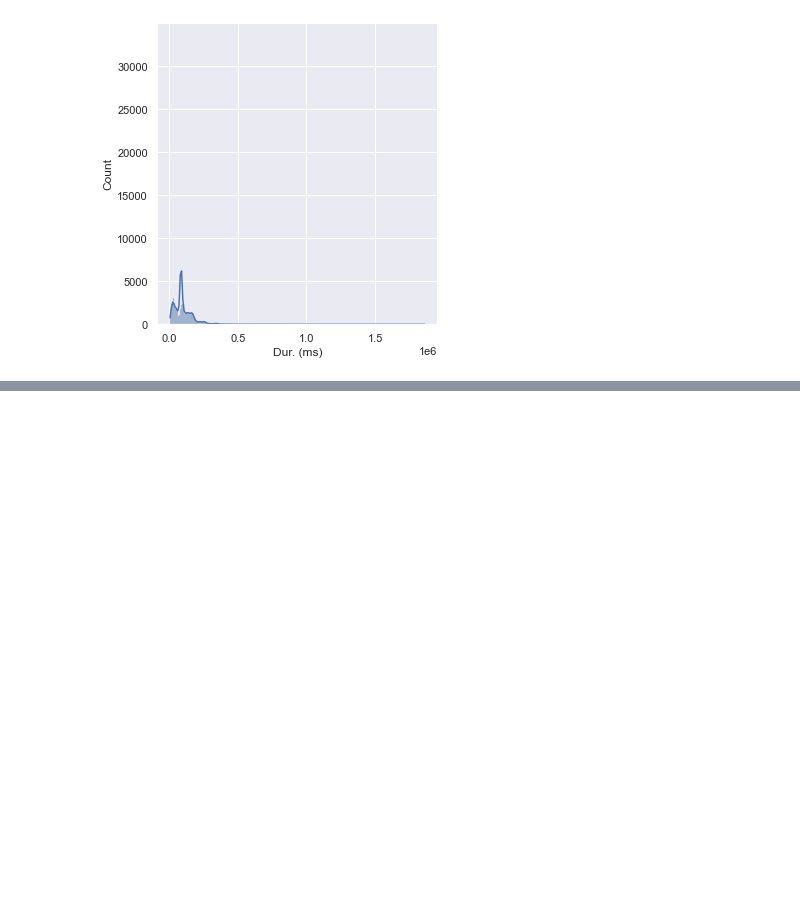
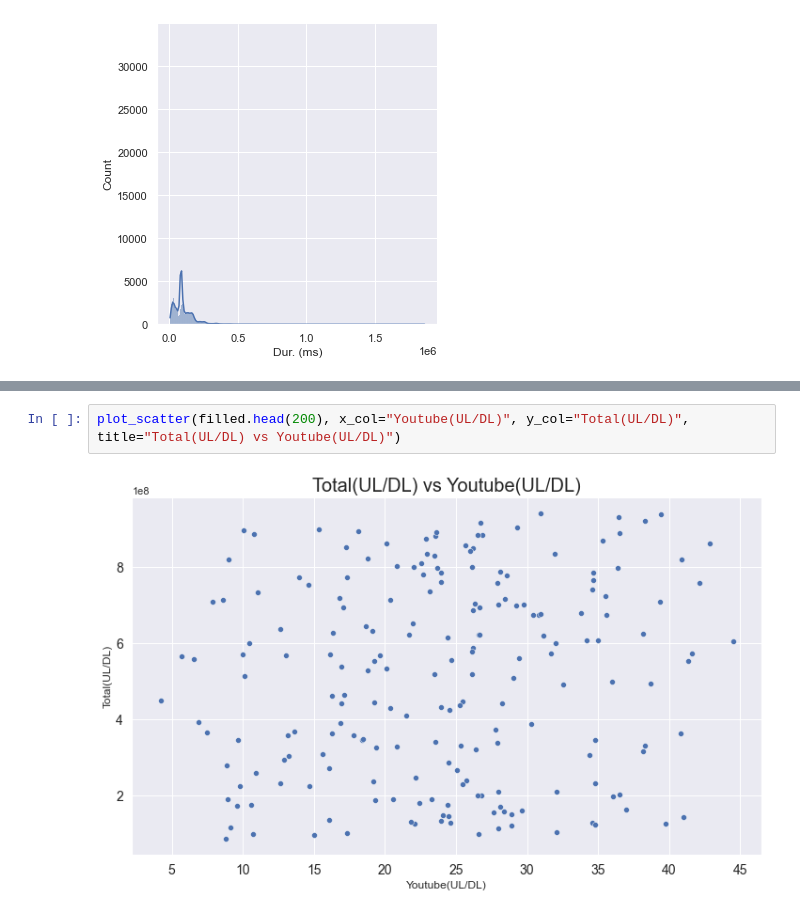
Before and after one commit to sel6/TellCo_Data_Analysis, a Jupyter notebook: notebooks/Data_Explore.ipynb, the cells around one changed output, grey strips where cells are left out. Saved outputs shown, nothing was run; the diff lists cells and outputs as text; blank space fills up the shorter version.

```diff
--- a/notebooks/Data_Explore.ipynb
+++ b/notebooks/Data_Explore.ipynb
@@ -496,0 +507,4 @@ sns.displot(filled['Dur. (ms)'], kde=True)
+# %%
+plot_scatter(filled.head(200), x_col="Youtube(UL/DL)", y_col="Total(UL/DL)", title="Total(UL/DL) vs Youtube(UL/DL)")
+# %% [output]
+[figure, added]
```
Also changed, not shown: parts of 6 cells of this notebook.
